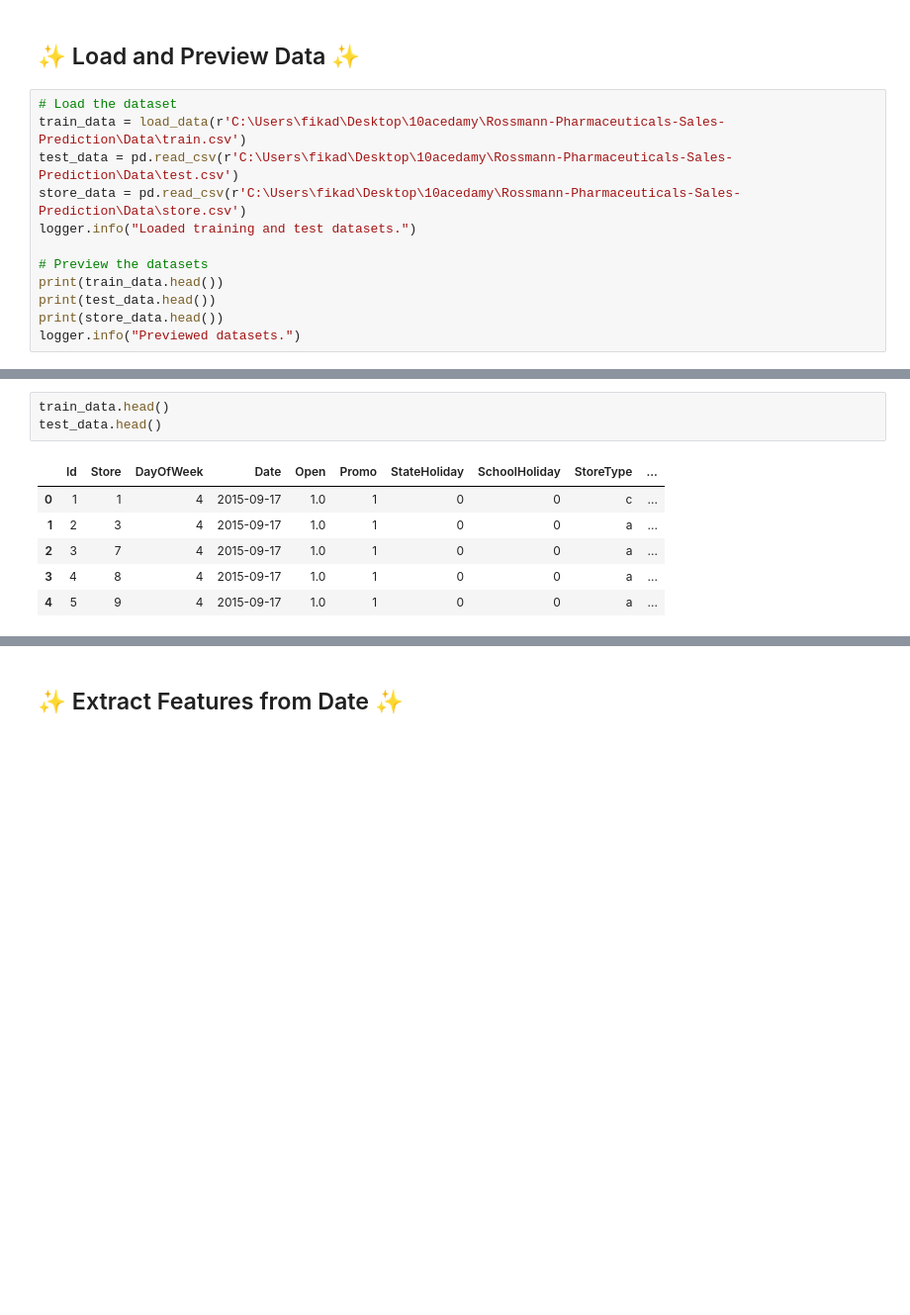
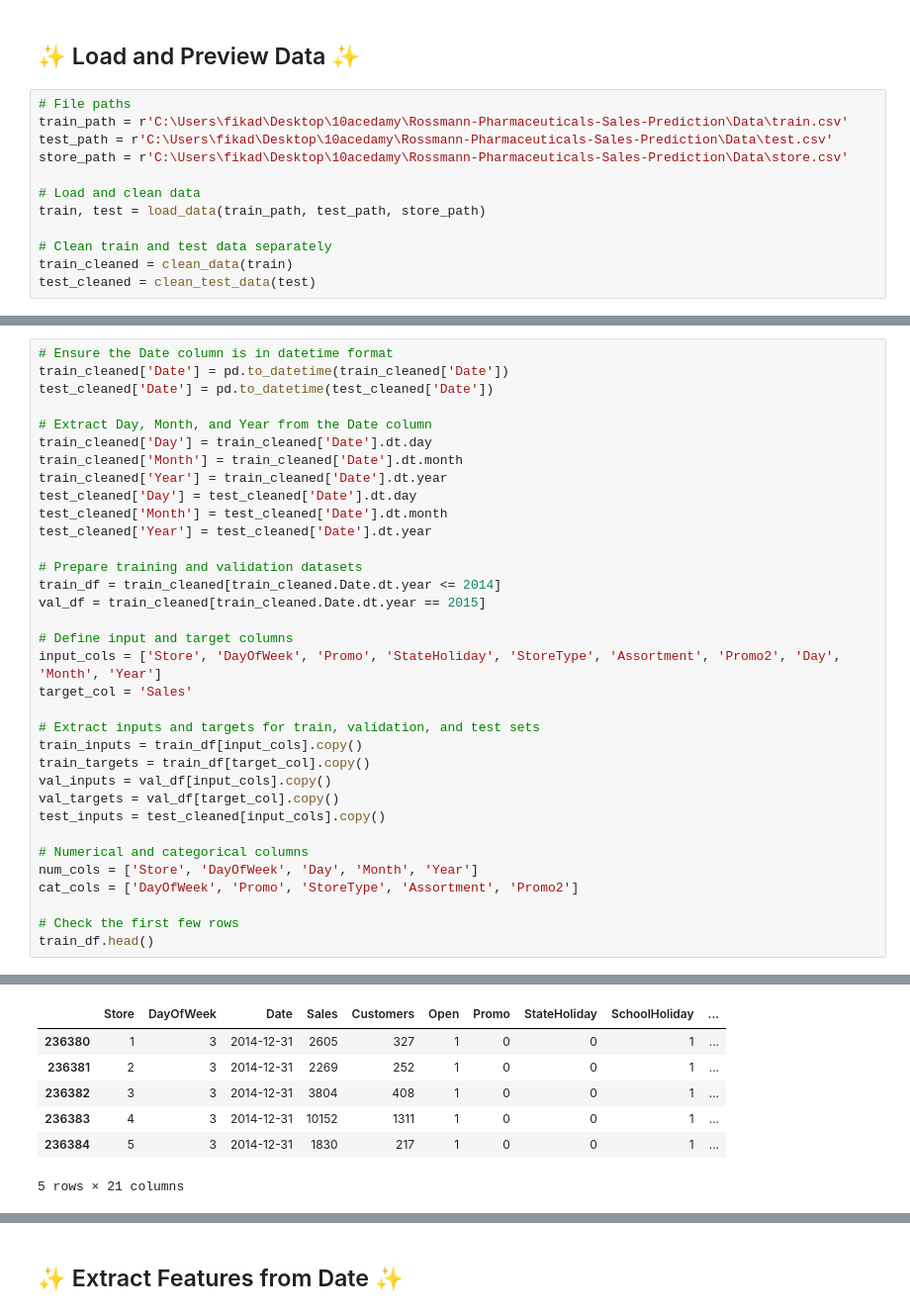
Before and after one commit to Elelanfik/Rossmann-Pharmaceuticals-Sales-Prediction, a Jupyter notebook: notebooks/Predictive.ipynb, the cells around one changed output, grey strips where cells are left out. Shown: that part at 99% size. Saved outputs shown, nothing was run; the diff lists cells and outputs as text; blank space fills up the shorter version.

```diff
--- a/notebooks/Predictive.ipynb
+++ b/notebooks/Predictive.ipynb
@@ -91,15 +108,15 @@ from scripts.Data_loader import load_data
 
 <h2>✨ Load and Preview Data ✨</h1>
 # %%
-# Load the dataset
-train_data = load_data(r'C:\Users\fikad\Desktop\10acedamy\Rossmann-Pharmaceuticals-Sales-Prediction\Data\train.csv')
-test_data = pd.read_csv(r'C:\Users\fikad\Desktop\10acedamy\Rossmann-Pharmaceuticals-Sales-Prediction\Data\test.csv')
-store_data = pd.read_csv(r'C:\Users\fikad\Desktop\10acedamy\Rossmann-Pharmaceuticals-Sales-Prediction\Data\store.csv')
-logger.info("Loaded training and test datasets.")
+# File paths
+train_path = r'C:\Users\fikad\Desktop\10acedamy\Rossmann-Pharmaceuticals-Sales-Prediction\Data\train.csv'
+test_path = r'C:\Users\fikad\Desktop\10acedamy\Rossmann-Pharmaceuticals-Sales-Prediction\Data\test.csv'
+store_path = r'C:\Users\fikad\Desktop\10acedamy\Rossmann-Pharmaceuticals-Sales-Prediction\Data\store.csv'
 
-# Preview the datasets
-print(train_data.head())
-print(test_data.head())
-print(store_data.head())
-logger.info("Previewed datasets.")
+# Load and clean data
+train, test = load_data(train_path, test_path, store_path)
+
+# Clean train and test data separately
+train_cleaned = clean_data(train)
+test_cleaned = clean_test_data(test)
 # %% [output]
@@ -143,10 +166,35 @@ logger.info("Merged datasets and handled missing values.")
-# %%
-train_data.head()
-test_data.head()
-# %% [output]
-|  | Id | Store | DayOfWeek | Date | Open | Promo | StateHoliday | SchoolHoliday | StoreType | ... |
-| 0 | 1 | 1 | 4 | 2015-09-17 | 1.0 | 1 | 0 | 0 | c | ... |
-| 1 | 2 | 3 | 4 | 2015-09-17 | 1.0 | 1 | 0 | 0 | a | ... |
-| 2 | 3 | 7 | 4 | 2015-09-17 | 1.0 | 1 | 0 | 0 | a | ... |
-| 3 | 4 | 8 | 4 | 2015-09-17 | 1.0 | 1 | 0 | 0 | a | ... |
-| 4 | 5 | 9 | 4 | 2015-09-17 | 1.0 | 1 | 0 | 0 | a | ... |
+# %%
+# Ensure the Date column is in datetime format
+train_cleaned['Date'] = pd.to_datetime(train_cleaned['Date'])
+test_cleaned['Date'] = pd.to_datetime(test_cleaned['Date'])
+
+# Extract Day, Month, and Year from the Date column
+train_cleaned['Day'] = train_cleaned['Date'].dt.day
+train_cleaned['Month'] = train_cleaned['Date'].dt.month
+train_cleaned['Year'] = train_cleaned['Date'].dt.year
+test_cleaned['Day'] = test_cleaned['Date'].dt.day
+test_cleaned['Month'] = test_cleaned['Date'].dt.month
+test_cleaned['Year'] = test_cleaned['Date'].dt.year
+
+# Prepare training and validation datasets
+train_df = train_cleaned[train_cleaned.Date.dt.year <= 2014]
+val_df = train_cleaned[train_cleaned.Date.dt.year == 2015]
+
+# Define input and target columns
+input_cols = ['Store', 'DayOfWeek', 'Promo', 'StateHoliday', 'StoreType', 'Assortment', 'Promo2', 'Day', 'Month', 'Year']
+target_col = 'Sales'
+
+# Extract inputs and targets for train, validation, and test sets
+train_inputs = train_df[input_cols].copy()
+train_targets = train_df[target_col].copy()
+val_inputs = val_df[input_cols].copy()
+val_targets = val_df[target_col].copy()
+test_inputs = test_cleaned[input_cols].copy()
+
+# Numerical and categorical columns
+num_cols = ['Store', 'DayOfWeek', 'Day', 'Month', 'Year']
+cat_cols = ['DayOfWeek', 'Promo', 'StoreType', 'Assortment', 'Promo2']
+
+# Check the first few rows
+train_df.head()
+# %% [output]
@@ -152,0 +221,7 @@ test_data.head()
+|  | Store | DayOfWeek | Date | Sales | Customers | Open | Promo | StateHoliday | SchoolHoliday | ... |
+| 236380 | 1 | 3 | 2014-12-31 | 2605 | 327 | 1 | 0 | 0 | 1 | ... |
+| 236381 | 2 | 3 | 2014-12-31 | 2269 | 252 | 1 | 0 | 0 | 1 | ... |
+| 236382 | 3 | 3 | 2014-12-31 | 3804 | 408 | 1 | 0 | 0 | 1 | ... |
+| 236383 | 4 | 3 | 2014-12-31 | 10152 | 1311 | 1 | 0 | 0 | 1 | ... |
+| 236384 | 5 | 3 | 2014-12-31 | 1830 | 217 | 1 | 0 | 0 | 1 | ... |
+5 rows × 21 columns
```
Also changed, not shown: parts of 18 cells of this notebook, 3 other files.
